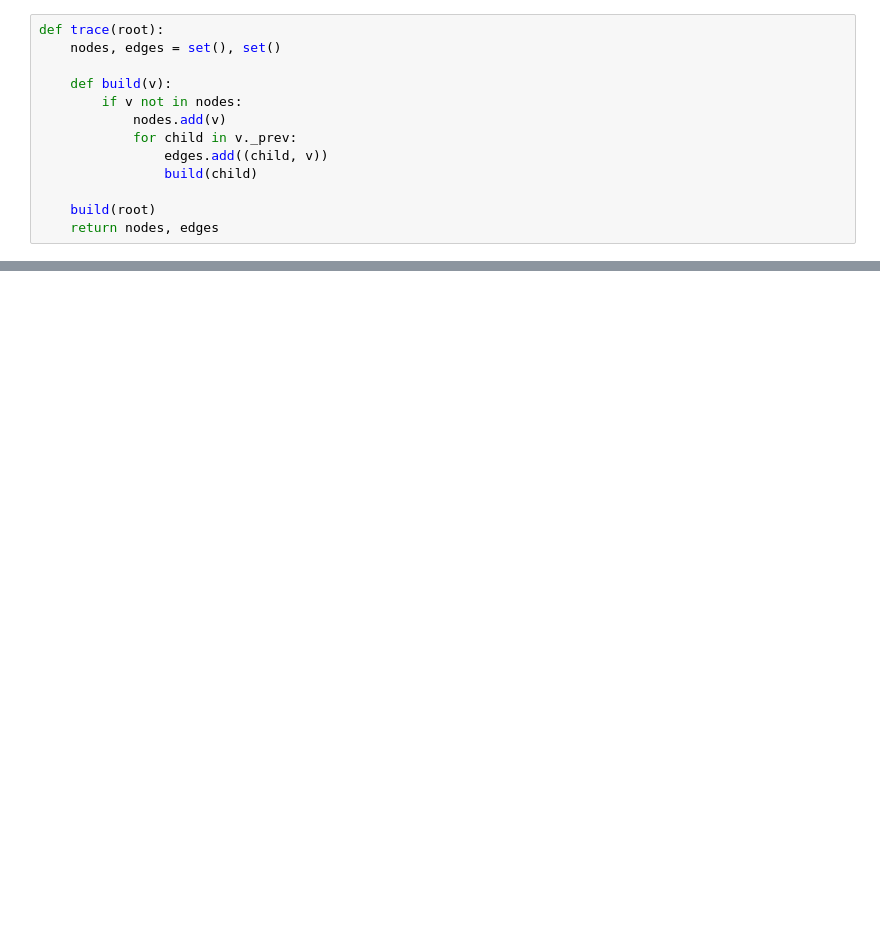
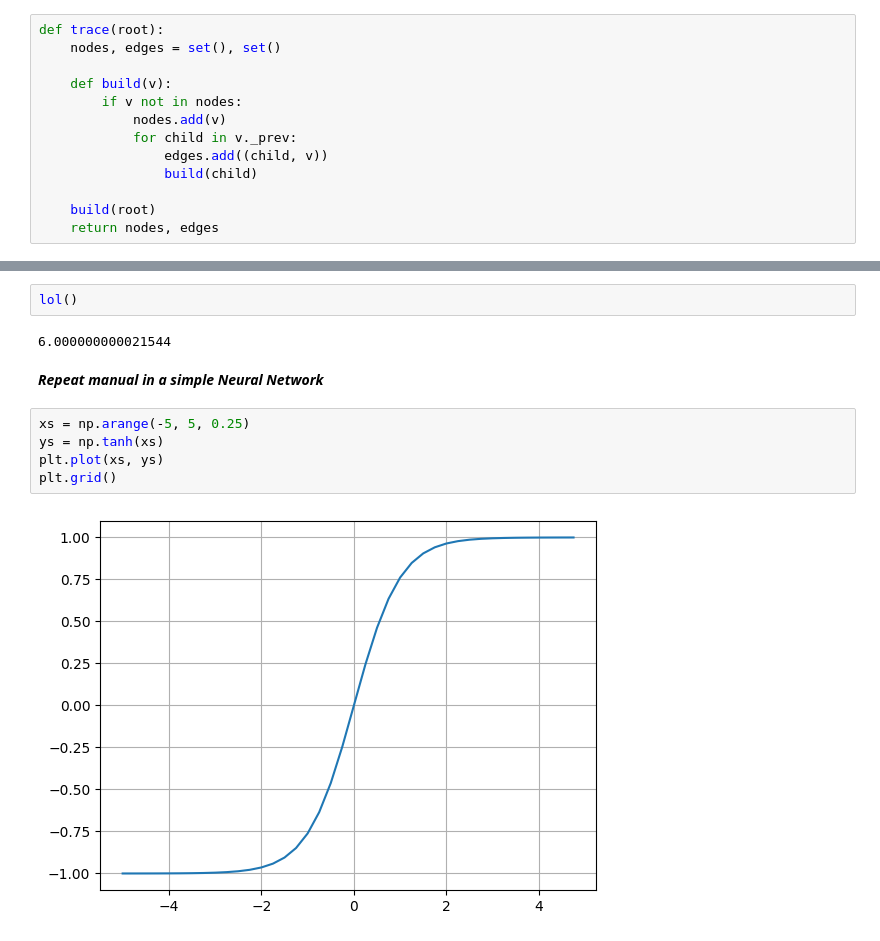
Before and after one commit to agrawalakshay68/neural-networks, a Jupyter notebook: Micrograd/Micrograd_from_scratch.ipynb, the cells around one changed output, grey strips where cells are left out. Drawn from its saved outputs; the diff is of its cells as text; blank space fills up the shorter version.

Commit message:
back propagation manual and automated

```diff
--- a/Micrograd/Micrograd_from_scratch.ipynb
+++ b/Micrograd/Micrograd_from_scratch.ipynb
@@ -159,0 +213,13 @@ draw_dot(d)
+# %%
+lol()
+# %% [output]
+6.000000000021544
+# %% [markdown]
+***Repeat manual in a simple Neural Network***
+# %%
+xs = np.arange(-5, 5, 0.25)
+ys = np.tanh(xs)
+plt.plot(xs, ys)
+plt.grid()
+# %% [output]
+[figure, added]
```
Also changed, not shown: parts of 35 cells of this notebook.
